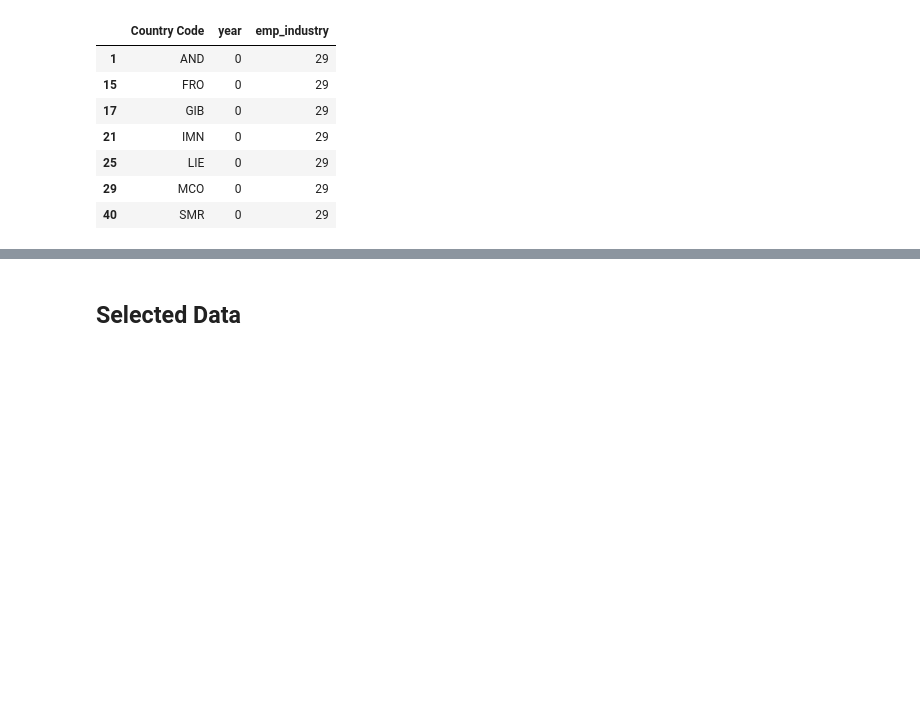
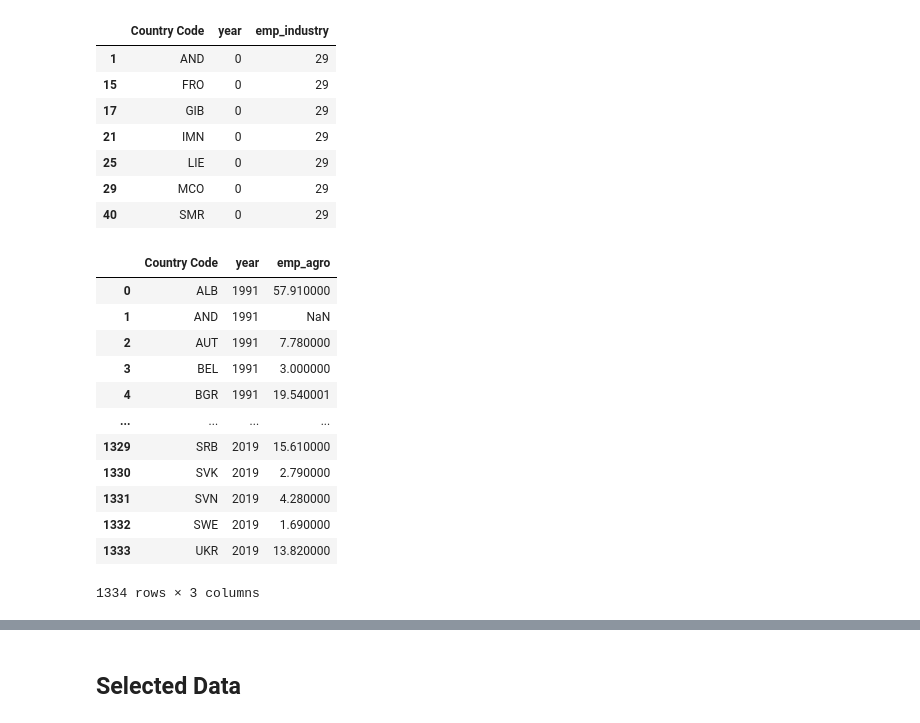
Before and after one commit to amakarewicz/BEngThesis, a Jupyter notebook: EDA.ipynb, the cells around one changed output, grey strips where cells are left out. Saved outputs shown, nothing was run; the diff lists cells and outputs as text; code cells hidden in the pictures; blank space fills up the shorter version.

Commit message:
Agro & services employment added

```diff
--- a/EDA.ipynb
+++ b/EDA.ipynb
@@ -688,3 +688,34 @@ temp[temp.emp_industry>0]
 | 25 | LIE | 0 | 29 |
 | 29 | MCO | 0 | 29 |
 | 40 | SMR | 0 | 29 |
+# %%
+emp_agro = pd.read_csv('data/worldbank/emp_agro.csv', skiprows = 4)
+emp_agro = emp_agro.dropna(how='all', axis='columns')
+emp_agro.drop(['Country Name', 'Indicator Name', 'Indicator Code'], axis = 1, inplace=True)
+
+emp_agro = emp_agro[emp_agro['Country Code'].isin(list_of_countries)].reset_index(drop=True)
+
+alpha2 = pd.DataFrame([pc.country_alpha3_to_country_alpha2(code) for code in emp_agro['Country Code']], columns = ['Code'])
+alpha2.loc[alpha2.Code=="SX", 'Code'] = 'MF' # dutch part to french
+alpha2.loc[alpha2.Code=='TL', 'Code'] = 'ID' # changing Timor to Indonesia, to be deleted anyway
+continents = pd.DataFrame([pc.country_alpha2_to_continent_code(code) for code in alpha2.Code], columns=['continent'])
+emp_agro_europe = emp_agro[continents.continent == 'EU'].reset_index(drop=True)
+
+emp_agro_europe = emp_agro_europe.melt(id_vars='Country Code', var_name='year', value_name='emp_agro')
+emp_agro_europe.head()
+
+emp_agro_europe[emp_agro_europe.year >= '1990']
+# %% [output]
+|  | Country Code | year | emp_agro |
+| 0 | ALB | 1991 | 57.910000 |
+| 1 | AND | 1991 | NaN |
+| 2 | AUT | 1991 | 7.780000 |
+| 3 | BEL | 1991 | 3.000000 |
+| 4 | BGR | 1991 | 19.540001 |
+| ... | ... | ... | ... |
+| 1329 | SRB | 2019 | 15.610000 |
+| 1330 | SVK | 2019 | 2.790000 |
+| 1331 | SVN | 2019 | 4.280000 |
+| 1332 | SWE | 2019 | 1.690000 |
+| 1333 | UKR | 2019 | 13.820000 |
+1334 rows × 3 columns
```
Also changed, not shown: parts of 3 cells of this notebook, 3 other files.
